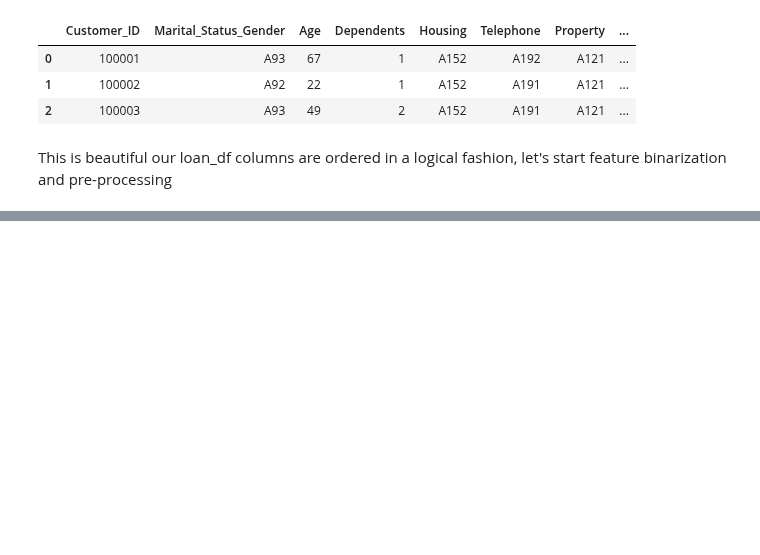
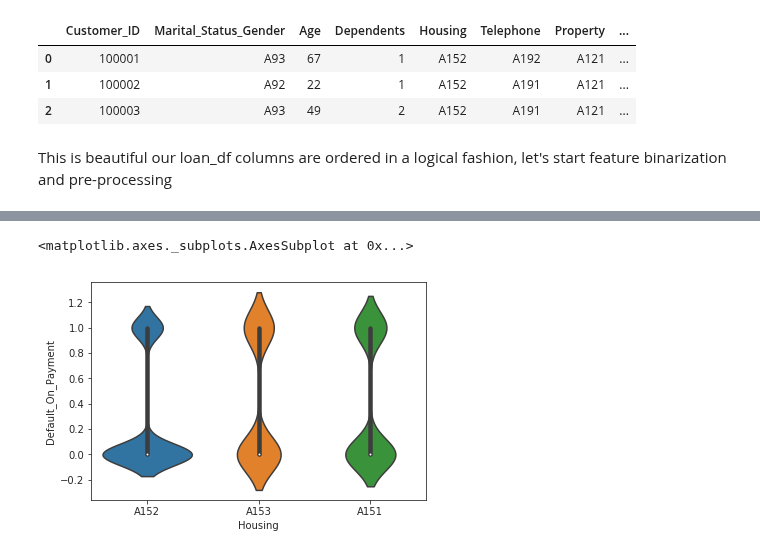
Before and after one commit to Lawrence-Krukrubo/Machine_Learning, a Jupyter notebook: loan_default_classifier.ipynb, the cells around one changed output, grey strips where cells are left out. Saved outputs shown, nothing was run; the diff lists cells and outputs as text; code cells hidden in the pictures; blank space fills up the shorter version.

```diff
--- a/loan_default_classifier.ipynb
+++ b/loan_default_classifier.ipynb
@@ -266,0 +282,5 @@ This is beautiful our loan_df columns are ordered in a logical fashion, let's st
+# %%
+sns.violinplot(loan_df.Housing, loan_df.Default_On_Payment)
+# %% [output]
+<matplotlib.axes._subplots.AxesSubplot at 0x...>
+[figure, added]
```
Also changed, not shown: parts of 18 cells of this notebook.
